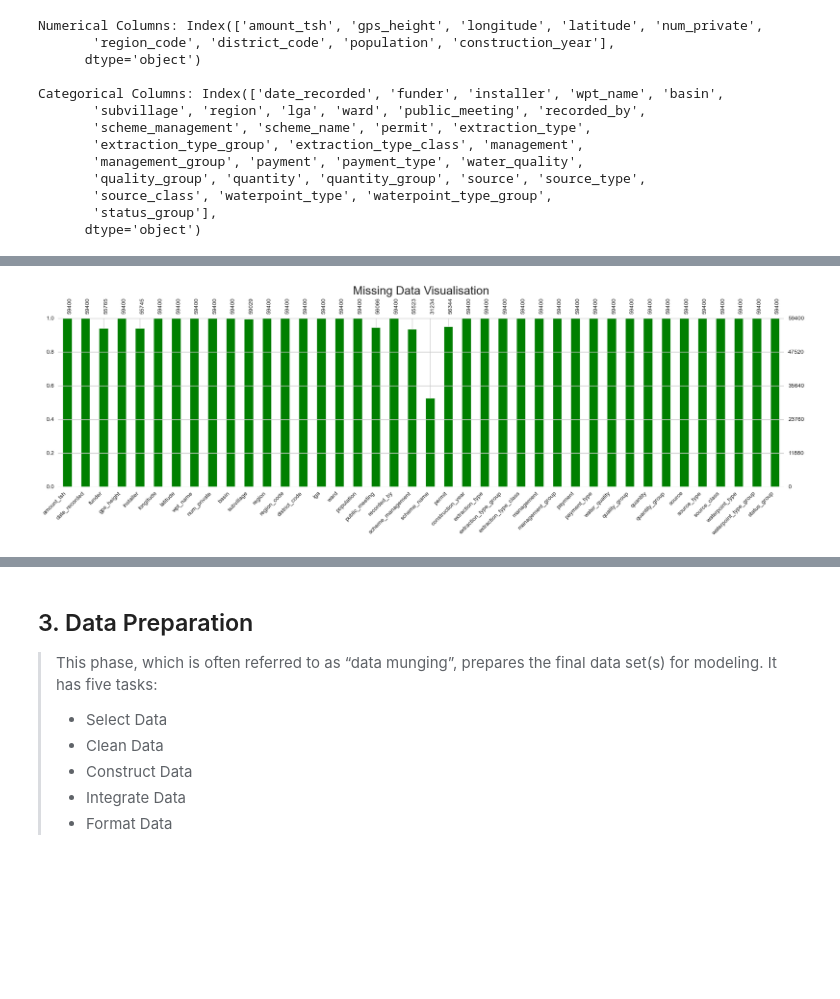
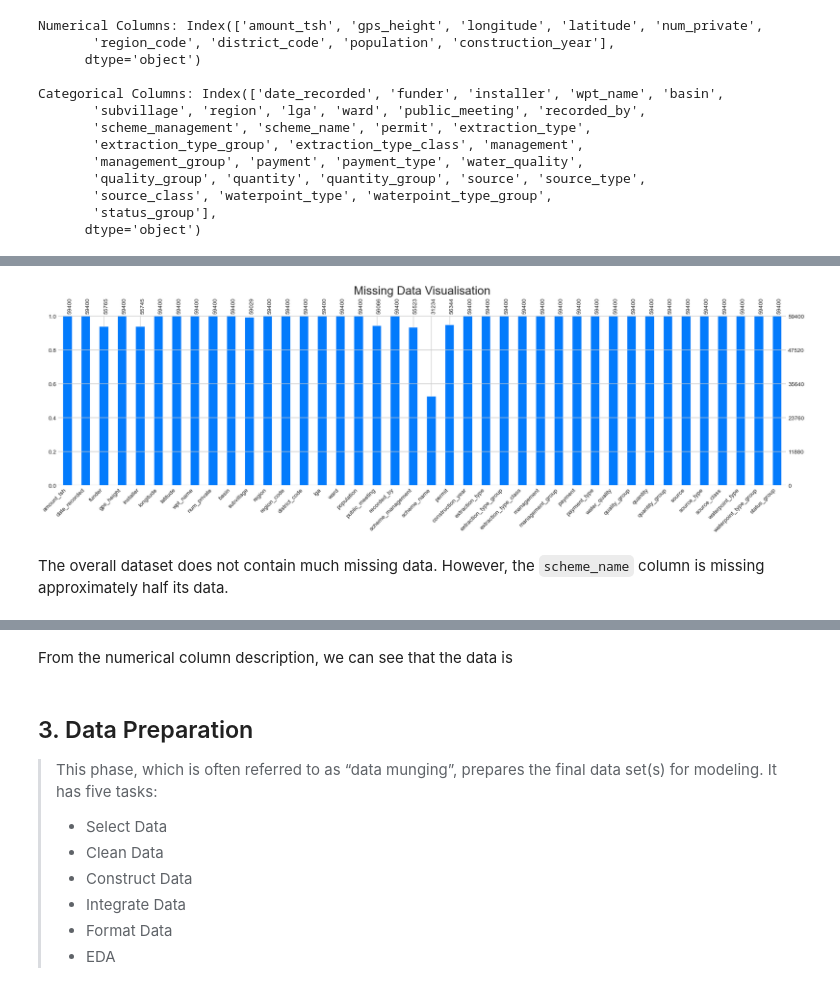
Before and after one commit to femikamau/Tanzanian-Water-Wells-Prediction, a Jupyter notebook: index.ipynb, the cells around one changed output, grey strips where cells are left out. Cells and saved outputs as stored; diff of their text form; code cells hidden in the pictures; blank space fills up the shorter version.

Commit message:
Updated Notebook (Data Preparation)

```diff
--- a/index.ipynb
+++ b/index.ipynb
@@ -197,12 +197,14 @@ The dataset consists of 40 columns and 59400 records. These are:
 
     `status_group`- The condition of the wells (target variable)
 # %%
-# Visualise the missing data in the DataFrame | Fix the visualisation
-msno.bar(data, figsize=(20, 5), fontsize=(10), color='green')
+# Visualise the missing data in the DataFrame
+msno.bar(data, figsize=(20, 5), fontsize=(10), color='#037bfc')
 plt.title("Missing Data Visualisation")
 plt.xticks(rotation = 90, fontsize=10);
 # %% [output]
-[figure, old version]
+[figure, new version]
+# %% [markdown]
+The overall dataset does not contain much missing data. However, the `scheme_name` column is missing approximately half its data.
 # %%
 # Describe the numerical data
 data.describe()
@@ -216,6 +218,8 @@ data.describe()
 | 50% | 0.000000 | 369.000000 | 34.908743 | -5.021597e+00 | 0.000000 | 12.000000 | 3.000000 | 25.000000 | ... |
 | 75% | 20.000000 | 1319.250000 | 37.178387 | -3.326156e+00 | 0.000000 | 17.000000 | 5.000000 | 215.000000 | ... |
 | max | 350000.000000 | 2770.000000 | 40.345193 | -2.000000e-08 | 1776.000000 | 99.000000 | 80.000000 | 30500.000000 | ... |
+# %% [markdown]
+From the numerical column description, we can see that the data is
 # %% [markdown]
 ## 3. Data Preparation
 > This phase, which is often referred to as “data munging”, prepares the final data set(s) for modeling. It has five tasks:
@@ -224,6 +228,7 @@ data.describe()
 > - Construct Data
 > - Integrate Data
 > - Format Data
+> - EDA
 # %% [markdown]
 ### 3.1 Select Data
 > In this section, we determine which data sets will be used and document reasons for inclusion/exclusion.
```
Also changed, not shown: parts of 33 cells of this notebook.
